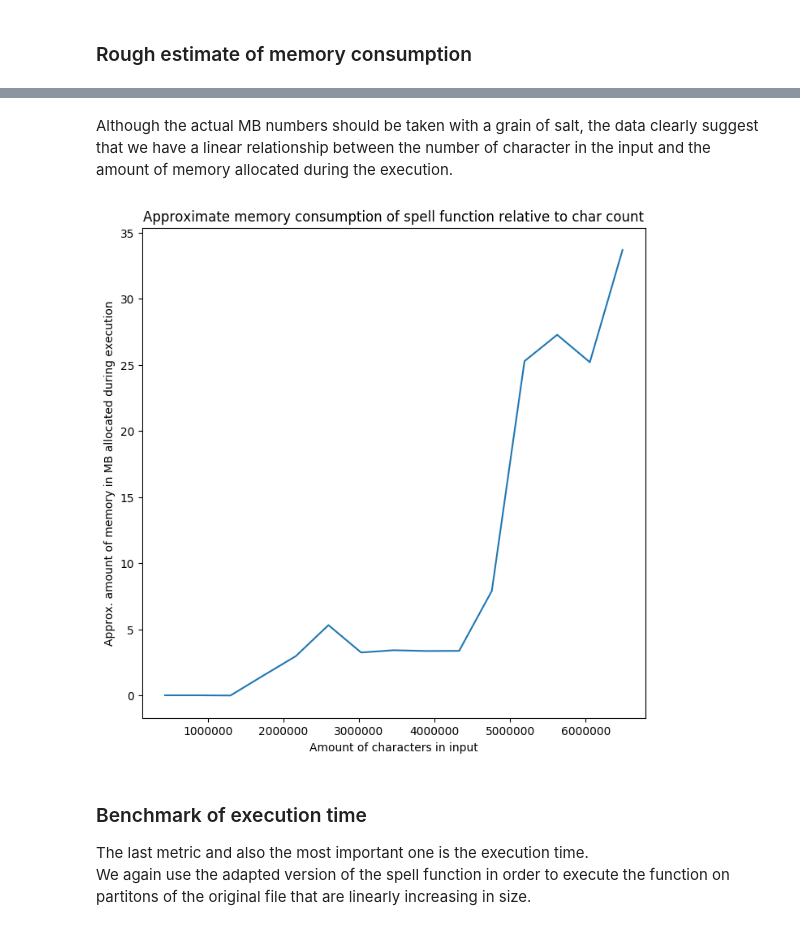
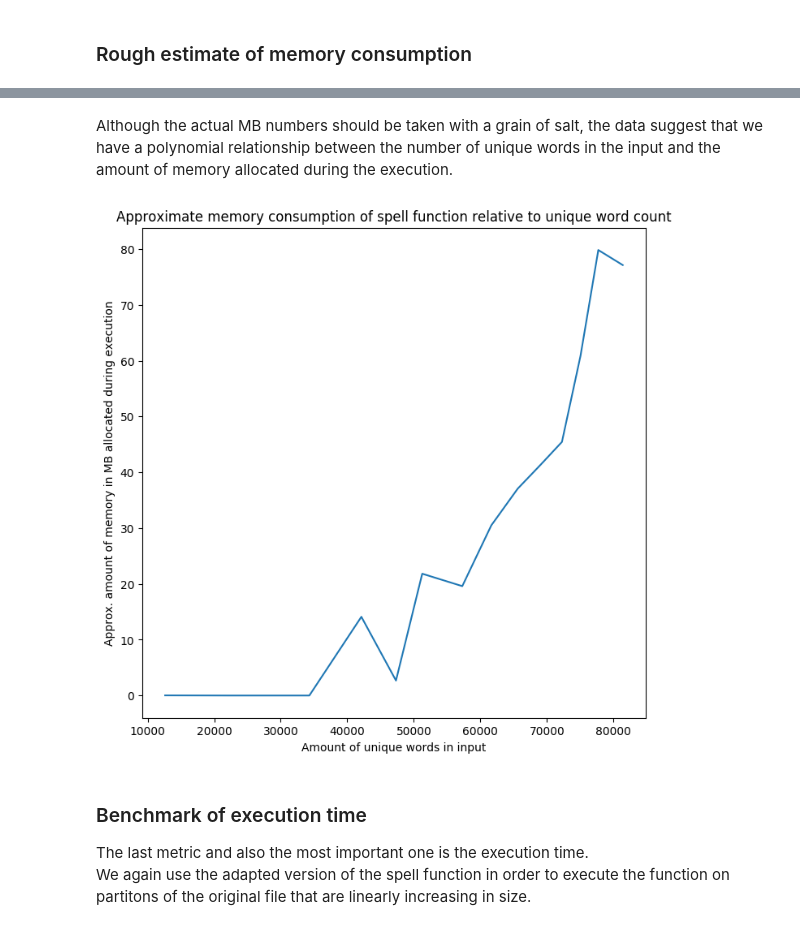
Before and after one commit to robinhundt/programming-pearls-spelling-checker, a Jupyter notebook: spell-checking-correction.ipynb, the cells around one changed output, grey strips where cells are left out. Saved outputs shown, nothing was run; the diff lists cells and outputs as text; code cells hidden in the pictures.

```diff
--- a/spell-checking-correction.ipynb
+++ b/spell-checking-correction.ipynb
@@ -167,9 +191,10 @@ out_mem = []
 gc.disable()
 for i in range(1, 16):
     char_count = (len(text) // 15) * i
+    unique_word_count = len(set(text[:char_count].split()))
     text_io = StringIO(text[:char_count])
-    tmp = %memit -o spell2(text_io, words_file)
-    tmp = (char_count, tmp.mem_usage[0] - tmp.baseline)
+    tmp = %memit -o -q spell2(text_io, words_file)
+    tmp = (unique_word_count, tmp.mem_usage[0] - tmp.baseline)
     text_io.close()
     out_mem.append(tmp)
 gc.enable()
@@ -192,14 +201,14 @@ peak memory: 210.67 MiB, increment: 33.69 MiB
 # %% [markdown]
-Although the actual MB numbers should be taken with a grain of salt, the data clearly suggest that we have a linear relationship between the number of character in the input and the amount of memory allocated during the execution.
+Although the actual MB numbers should be taken with a grain of salt, the data suggest that we have a polynomial relationship between the number of unique words in the input and the amount of memory allocated during the execution.
 # %%
-char_counts, memory = list(zip(*out_mem))
+uniq_word_counts, memory = list(zip(*out_mem))
 plt.figure(dpi=100, figsize=(8,8));
-plt.title("Approximate memory consumption of spell function relative to char count")
-plt.xlabel("Amount of characters in input")
+plt.title("Approximate memory consumption of spell function relative to unique word count")
+plt.xlabel("Amount of unique words in input")
 plt.ylabel("Approx. amount of memory in MB allocated during execution")
-plt.plot(char_counts, memory);
+plt.plot(uniq_word_counts, memory);
 # %% [output]
-[figure, old version]
+[figure, new version]
 # %% [markdown]
 ### Benchmark of execution time
 
```
Also changed, not shown: parts of 40 cells of this notebook, 4 other files.
